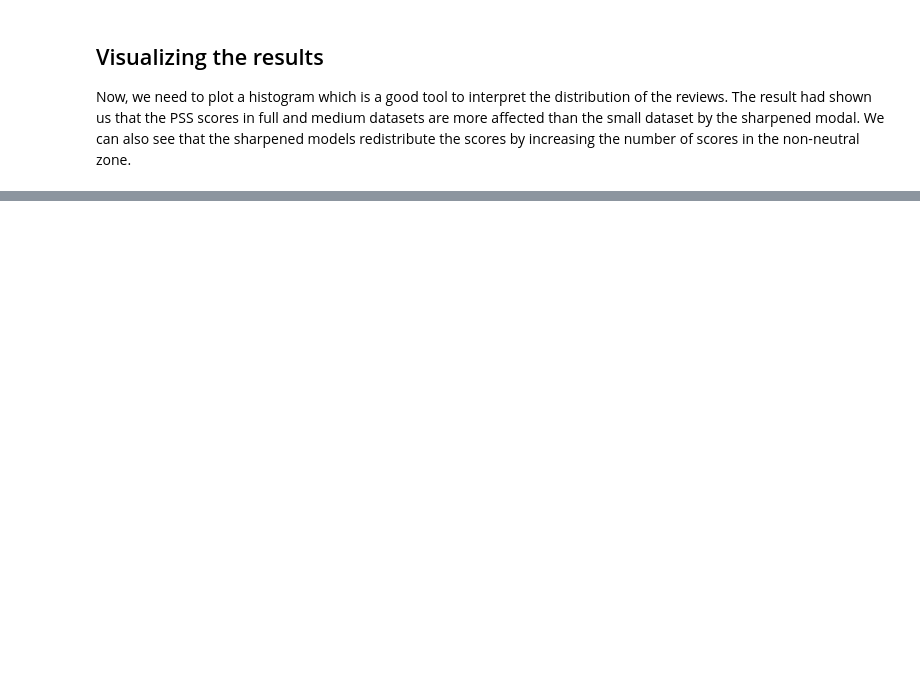
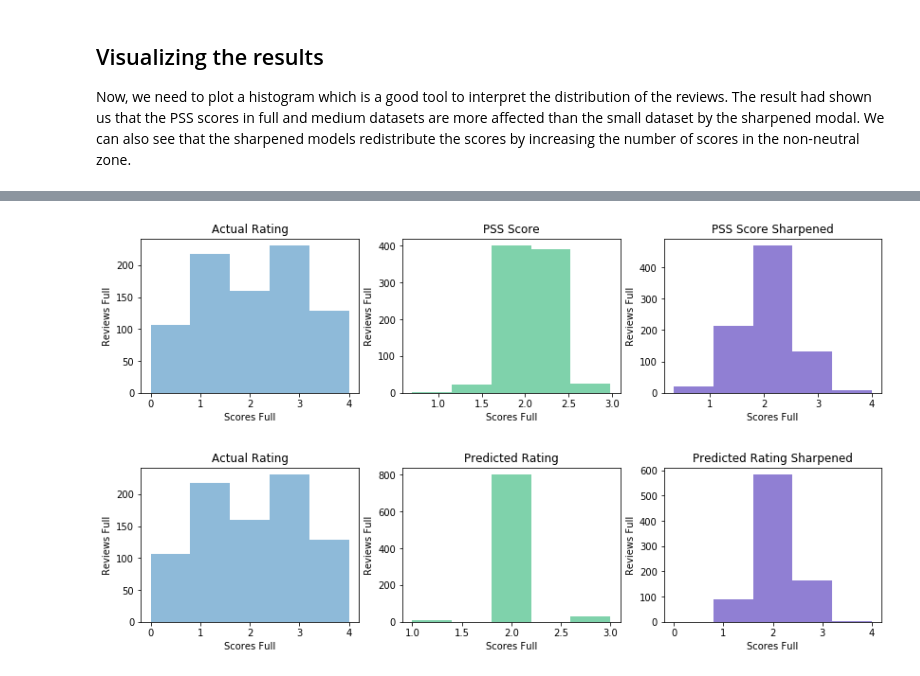
Before and after one commit to diegoarmaca/SentimentScore, a Jupyter notebook: Sentiment_Explore.ipynb, the cells around one changed output, grey strips where cells are left out. Saved outputs shown, nothing was run; the diff lists cells and outputs as text; code cells hidden in the pictures; blank space fills up the shorter version.

Commit message:
Add files via upload
More graphs and new name for the column "Actual Rating"

```diff
--- a/Sentiment_Explore.ipynb
+++ b/Sentiment_Explore.ipynb
@@ -427,0 +415,49 @@ plt.show()
+# %%
+#Distributions for Full dataset
+plots_size = (14,3)
+plt.figure(1, figsize=plots_size)
+#Subplot 1
+original = plt.subplot(131)
+original.hist(evaluated_reviews_full['Actual Rating'], bins=5, alpha=0.5, label='PSS')
+original.set_title('Actual Rating')
+original.set_xlabel('Scores Full')
+original.set_ylabel('Reviews Full')
+#Subplot 2
+predicted = plt.subplot(132)
+predicted.hist(evaluated_reviews_full['PSS Score'], bins=5, alpha=0.5, label='PSS', color='#00A658')
+predicted.set_title('PSS Score')
+predicted.set_xlabel('Scores Full')
+predicted.set_ylabel('Reviews Full')
+#Subplot 3
+predicted_sharpen = plt.subplot(133)
+predicted_sharpen.hist(evaluated_reviews_full['PSS Score Sharpened'], bins=5, alpha=0.5, label='PSS Sharpen', color='#2300A8')
+predicted_sharpen.set_title('PSS Score Sharpened')
+predicted_sharpen.set_xlabel('Scores Full')
+predicted_sharpen.set_ylabel('Reviews Full')
+
+#Distributions for Medium dataset
+plots_size = (14,3)
+plt.figure(2, figsize=plots_size)
+#Subplot 1
+original = plt.subplot(131)
+original.hist(evaluated_reviews_full['Actual Rating'], bins=5, alpha=0.5, label='PSS')
+original.set_title('Actual Rating')
+original.set_xlabel('Scores Full')
+original.set_ylabel('Reviews Full')
+#Subplot 2
+predicted = plt.subplot(132)
+predicted.hist(evaluated_reviews_full['Predicted Rating'], bins=5, alpha=0.5, label='PSS', color='#00A658')
+predicted.set_title('Predicted Rating')
+predicted.set_xlabel('Scores Full')
+predicted.set_ylabel('Reviews Full')
+#Subplot 3
+predicted_sharpen = plt.subplot(133)
+predicted_sharpen.hist(evaluated_reviews_full['Predicted Rating Sharpened'], bins=5, alpha=0.5, label='PSS Sharpen', color='#2300A8')
+predicted_sharpen.set_title('Predicted Rating Sharpened')
+predicted_sharpen.set_xlabel('Scores Full')
+predicted_sharpen.set_ylabel('Reviews Full')
+
+plt.show()
+# %% [output]
+[figure, added]
+[figure, added]
```
Also changed, not shown: parts of 16 cells of this notebook, 1 other file.
